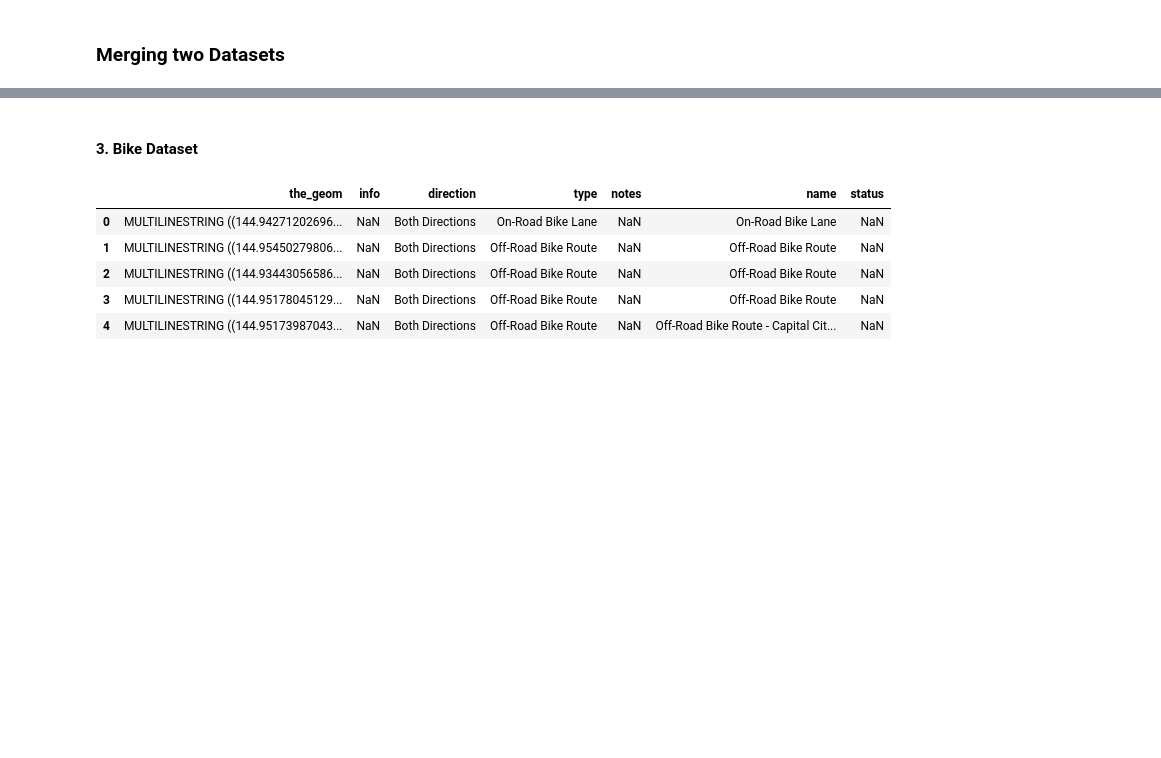
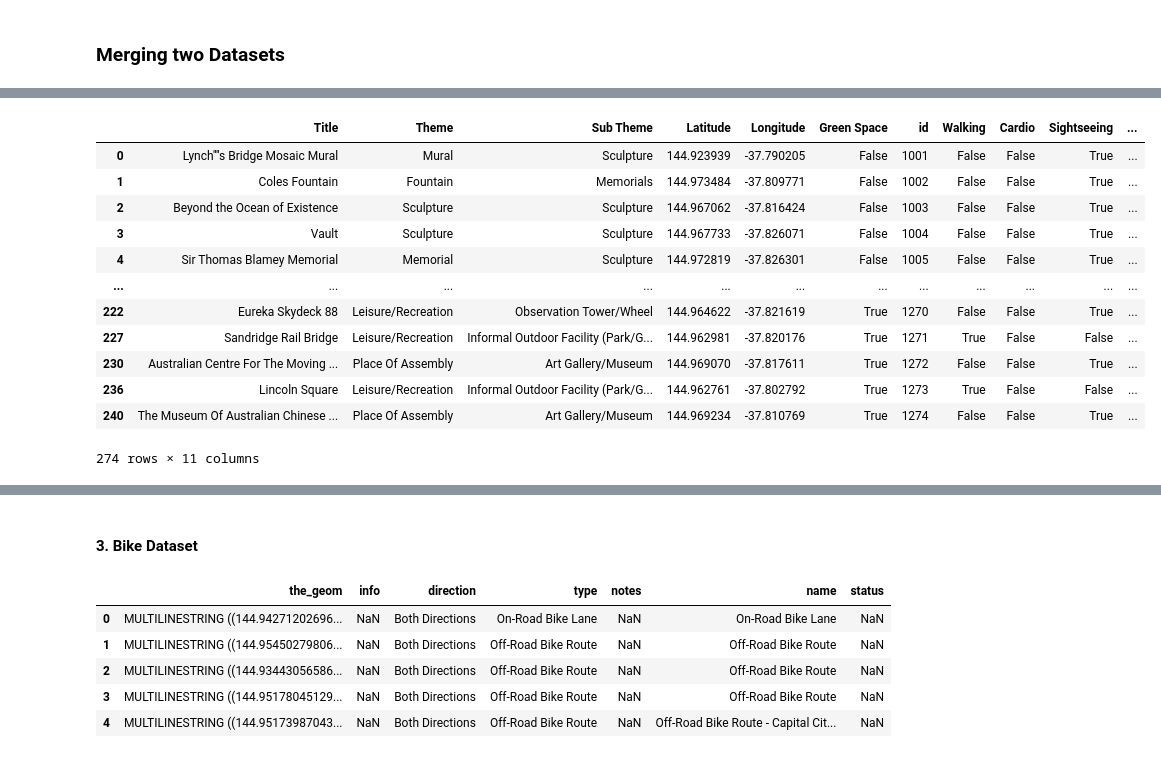
Before and after one commit to ogup0002/UI-healthrisk, a Jupyter notebook: Recommendation-System/Data Pre-processing/Data_Wrangling.ipynb, the cells around one changed output, grey strips where cells are left out. Drawn from its saved outputs; the diff is of its cells as text; code cells hidden in the pictures; blank space fills up the shorter version.

```diff
--- a/Recommendation-System/Data Pre-processing/Data_Wrangling.ipynb
+++ b/Recommendation-System/Data Pre-processing/Data_Wrangling.ipynb
@@ -196,0 +292,16 @@ dtype: object
+# %%
+outdoor['Walking'] = False
+
+outdoor.loc[outdoor['Sub Theme'] == "Informal Outdoor Facility (Park/Garden/Reserve)", 'Walking'] = True
+
+outdoor['Cardio'] = False
+outdoor.loc[outdoor['Sub Theme'] == "Major Sports & Recreation Facility", 'Cardio'] = True
+outdoor.loc[outdoor['Sub Theme'] == "Gymnasium/Health Club", 'Cardio'] = True
+outdoor.loc[outdoor['Sub Theme'] == "Outdoor Recreation Facility (Zoo, Golf Course)", 'Cardio'] = True
+outdoor.loc[outdoor['Sub Theme'] == "Indoor Recreation Facility", 'Cardio'] = True
+
+outdoor['Sightseeing'] = False
+outdoor.loc[outdoor['Sub Theme'] == "Art Gallery/Museum", 'Sightseeing'] = True
+outdoor.loc[outdoor['Sub Theme'] == "Observation Tower/Wheel", 'Sightseeing'] = True
+outdoor.loc[outdoor['Sub Theme'] == "Memorials", 'Sightseeing'] = True
+outdoor.loc[outdoor['Sub Theme'] == "Sculpture", 'Sightseeing'] = True
@@ -197,2 +324,20 @@ dtype: object
+# %%
+outdoor['Rating'] = 0
+# %%
+outdoor
+# %% [output]
+|  | Title | Theme | Sub Theme | Latitude | Longitude | Green Space | id | Walking | Cardio | Sightseeing | ... |
+| 0 | Lynch''''s Bridge Mosaic Mural | Mural | Sculpture | 144.923939 | -37.790205 | False | 1001 | False | False | True | ... |
+| 1 | Coles Fountain | Fountain | Memorials | 144.973484 | -37.809771 | False | 1002 | False | False | True | ... |
+| 2 | Beyond the Ocean of Existence | Sculpture | Sculpture | 144.967062 | -37.816424 | False | 1003 | False | False | True | ... |
+| 3 | Vault | Sculpture | Sculpture | 144.967733 | -37.826071 | False | 1004 | False | False | True | ... |
+| 4 | Sir Thomas Blamey Memorial | Memorial | Sculpture | 144.972819 | -37.826301 | False | 1005 | False | False | True | ... |
+| ... | ... | ... | ... | ... | ... | ... | ... | ... | ... | ... | ... |
+| 222 | Eureka Skydeck 88 | Leisure/Recreation | Observation Tower/Wheel | 144.964622 | -37.821619 | True | 1270 | False | False | True | ... |
+| 227 | Sandridge Rail Bridge | Leisure/Recreation | Informal Outdoor Facility (Park/G... | 144.962981 | -37.820176 | True | 1271 | True | False | False | ... |
+| 230 | Australian Centre For The Moving ... | Place Of Assembly | Art Gallery/Museum | 144.969070 | -37.817611 | True | 1272 | False | False | True | ... |
+| 236 | Lincoln Square | Leisure/Recreation | Informal Outdoor Facility (Park/G... | 144.962761 | -37.802792 | True | 1273 | True | False | False | ... |
+| 240 | The Museum Of Australian Chinese ... | Place Of Assembly | Art Gallery/Museum | 144.969234 | -37.810769 | True | 1274 | False | False | True | ... |
+274 rows × 11 columns
 # %%
 outdoor.to_csv('outdoor.csv', index = True)
```
Also changed, not shown: parts of 21 cells of this notebook.
